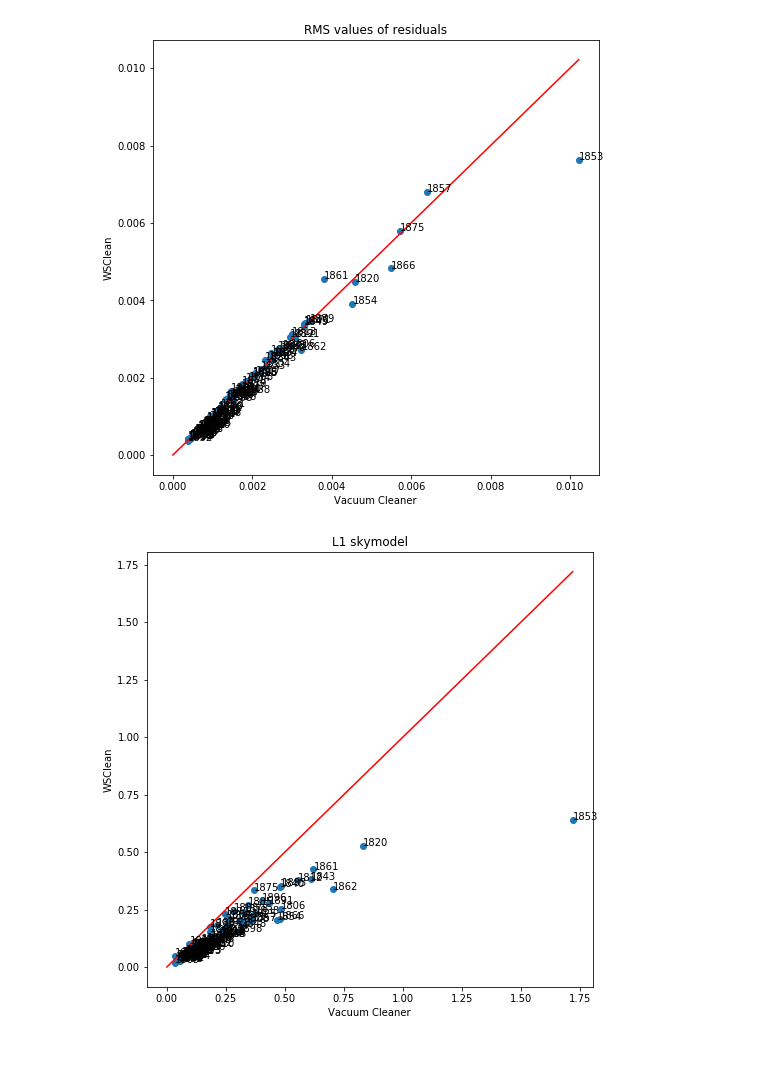
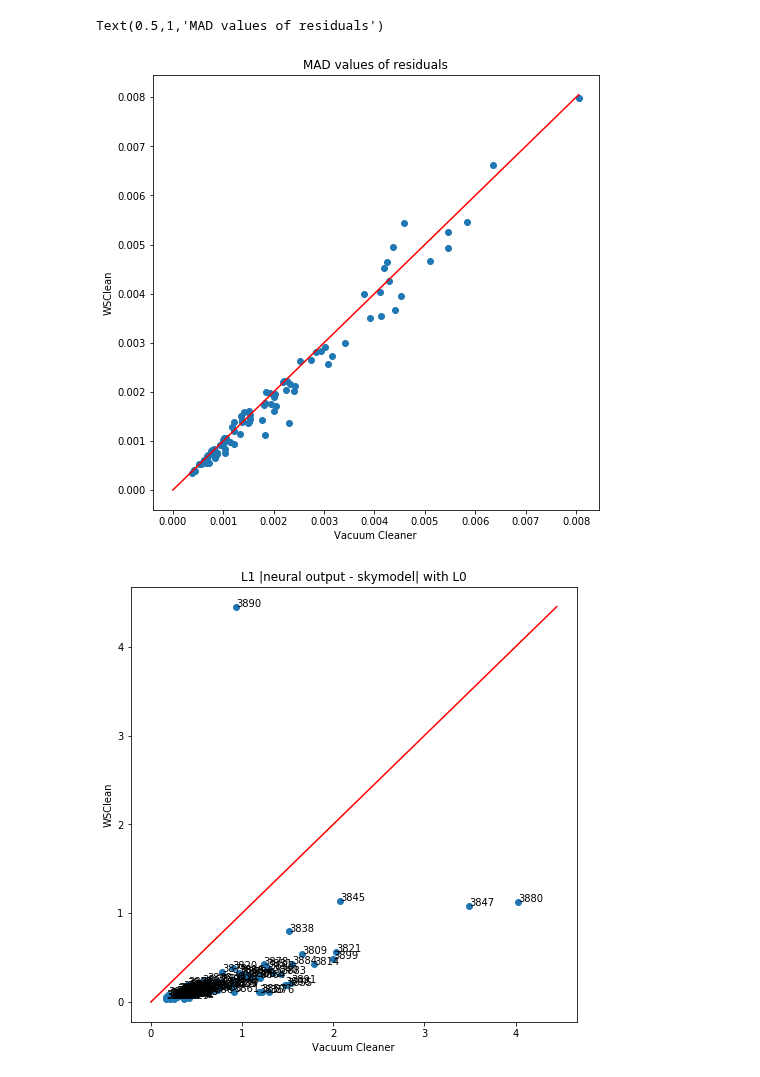
Before and after one commit to gijzelaerr/vacuum-cleaner, a Jupyter notebook: notebooks/compare_chi2.ipynb, the cells around one changed output. Drawn from its saved outputs; the diff is of its cells as text; code cells hidden in the pictures.

```diff
--- a/notebooks/compare_chi2.ipynb
+++ b/notebooks/compare_chi2.ipynb
@@ -36,6 +44,12 @@ def open_fits(x):
 
 def blur(m):
     return gaussian_filter(m, sigma=1)
+
+def rms(x):
+    return np.sqrt(np. mean(x**2))
+
+def l0(x):
+    return np.sum(x == 0)
 # %%
 std_wsclean = []
 std_neural = []
@@ -43,11 +57,14 @@ std_neural = []
 l1_wsclean = []
 l1_neural = []
 
+l0_wsclean = []
+l0_neural = []
+
 mad_neural = []
 mad_wsclean = []
 
-start = 1800
-end = 1900
+start = 3800
+end = 3900
 
 for number in range(start, end):
     target_path = "{}{}-skymodel.fits".format(simulation, number)
@@ -67,11 +84,25 @@ for number in range(start, end):
     neural_model = open_fits(neural_model_path)
     wsclean_model = open_fits(wsclean_model_path)
 
-    l1_neural.append(np.sum(np.abs( blur(neural_model) - blur(target))))
-    l1_wsclean.append(np.sum(np.abs( blur(wsclean_model) - blur(target))))
+    if np.isnan(residual_wsclean).any():
+        print("wsclean nan value " + str(number))
+        continue
 
-    std_wsclean.append(np.std(residual_wsclean))
-    std_neural.append(np.std(residual_neural))
+    if np.isnan(residual_neural).any():
+        print("vacuum nan value " + str(number))
+        continue
+
+    l0_neural.append(l0(neural_model))
+    l0_wsclean.append(l0(wsclean_model))
+
+    l1_neural.append(np.sum(np.abs( neural_model - target)))
+    l1_wsclean.append(np.sum(np.abs( wsclean_model - target)))
+
+    #std_wsclean.append(np.std(residual_wsclean))
+    #std_neural.append(np.std(residual_neural))
+
+    std_wsclean.append(rms(residual_wsclean))
+    std_neural.append(rms(residual_neural))
 
     mad_neural.append(np.mean(np.abs(residual_neural - np.mean(residual_neural))))
     mad_wsclean.append(np.mean(np.abs(residual_wsclean - np.mean(residual_wsclean))))
@@ -126,22 +183,23 @@ a1.plot(mad_neural, mad_wsclean, 'o')
 a1.plot([0, m], [0, m], 'r-')
 a1.set_xlabel('Vacuum Cleaner')
 a1.set_ylabel('WSClean')
-a1.set_title('RMS values of residuals')
+a1.set_title('MAD values of residuals')
 
-for i, txt in enumerate(range(start, end)):
-    a1.annotate(txt, (mad_neural[i], mad_wsclean[i]))
+#for i, txt in enumerate(range(start, end)):
+#    a1.annotate(txt, (mad_neural[i], mad_wsclean[i]))
 # %% [output]
+Text(0.5,1,'MAD values of residuals')
-[figure, old version]
+[figure, new version]
 # %%
 m = max(l1_wsclean + l1_neural)
 f, (a1) = plt.subplots(1, 1, figsize=(8,8))
 a1.plot(l1_neural, l1_wsclean, 'o')
 a1.plot([0, m], [0, m], 'r-')
 a1.set_xlabel('Vacuum Cleaner')
 a1.set_ylabel('WSClean')
-a1.set_title('L1 skymodel')
+a1.set_title('L1 |neural output - skymodel| with L0')
 
 for i, txt in enumerate(range(start, end)):
     a1.annotate(txt, (l1_neural[i], l1_wsclean[i]))
 # %% [output]
-[figure, old version]
+[figure, new version]
```
Also changed, not shown: parts of 12 cells of this notebook, 2 other files.
